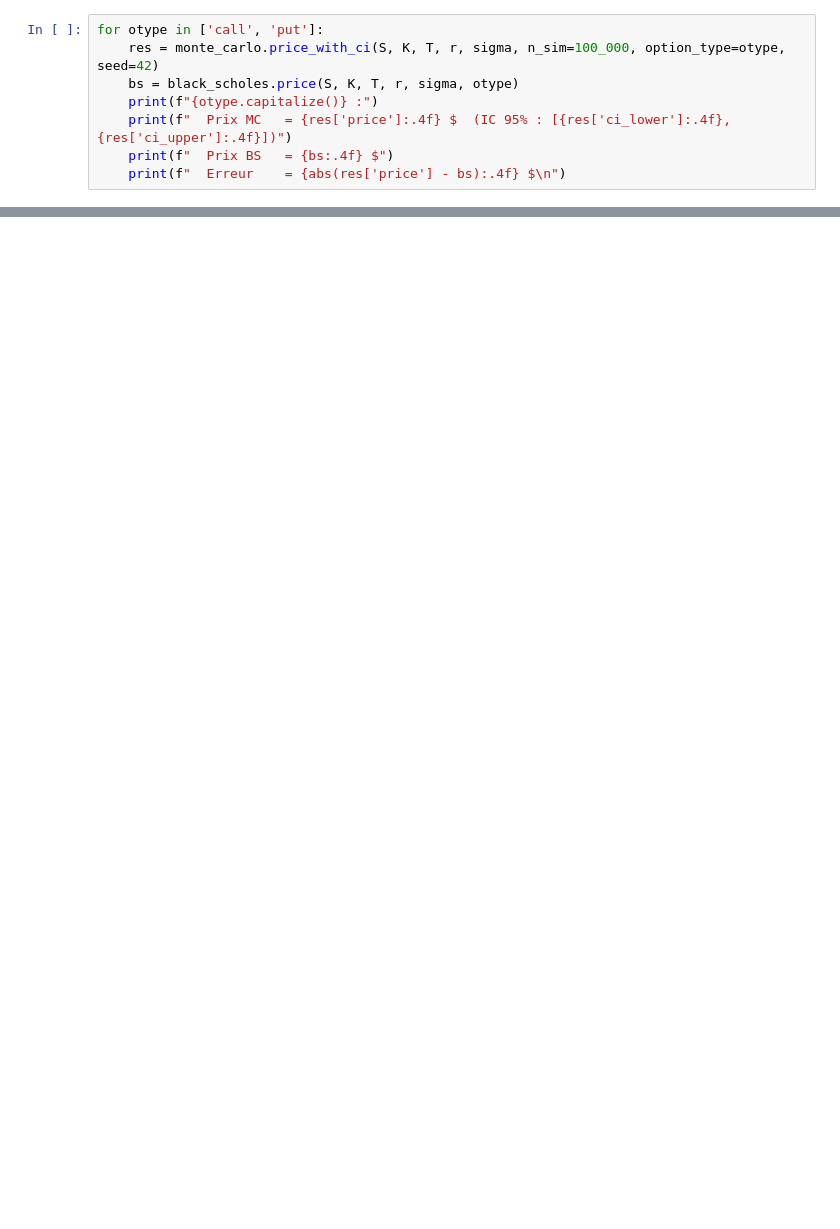
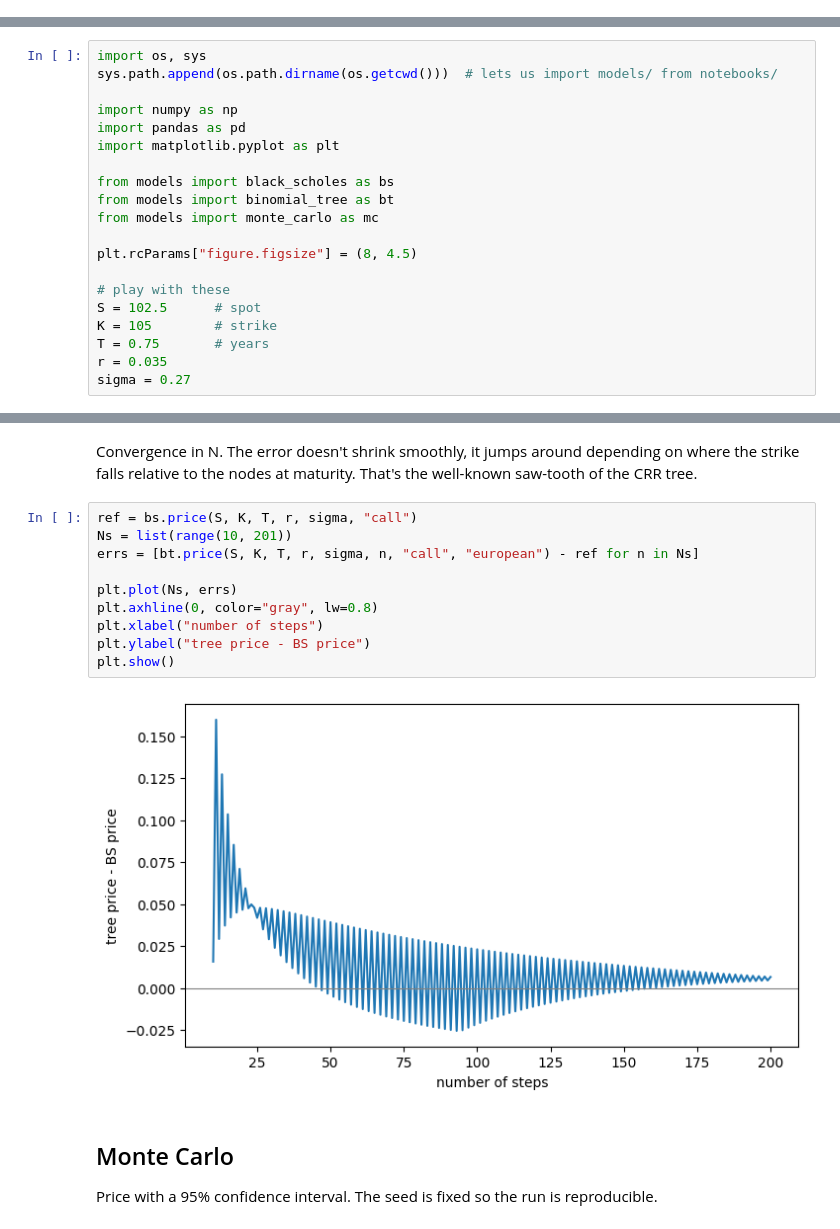
Before and after one commit to PdePazanan/Option_pricing, a Jupyter notebook: notebook/demo.ipynb, the cells around one changed output, grey strips where cells are left out. Saved outputs shown, nothing was run; the diff lists cells and outputs as text; blank space fills up the shorter version.

```diff
--- a/notebook/demo.ipynb
+++ b/notebook/demo.ipynb
@@ -165,8 +0,0 @@ Prix avec intervalle de confiance, réduction de variance par variables antithé
-# %%
-for otype in ['call', 'put']:
-    res = monte_carlo.price_with_ci(S, K, T, r, sigma, n_sim=100_000, option_type=otype, seed=42)
-    bs = black_scholes.price(S, K, T, r, sigma, otype)
-    print(f"{otype.capitalize()} :")
-    print(f"  Prix MC   = {res['price']:.4f} $  (IC 95% : [{res['ci_lower']:.4f}, {res['ci_upper']:.4f}])")
-    print(f"  Prix BS   = {bs:.4f} $")
-    print(f"  Erreur    = {abs(res['price'] - bs):.4f} $\n")
@@ -280,0 +7,20 @@ Impossible de récupérer les données de marché (pas de connexion internet, ti
+# %%
+import os, sys
+sys.path.append(os.path.dirname(os.getcwd()))  # lets us import models/ from notebooks/
+
+import numpy as np
+import pandas as pd
+import matplotlib.pyplot as plt
+
+from models import black_scholes as bs
+from models import binomial_tree as bt
+from models import monte_carlo as mc
+
+plt.rcParams["figure.figsize"] = (8, 4.5)
+
+# play with these
+S = 102.5      # spot
+K = 105        # strike
+T = 0.75       # years
+r = 0.035
+sigma = 0.27
@@ -280,0 +98,18 @@ Impossible de récupérer les données de marché (pas de connexion internet, ti
+# %% [markdown]
+Convergence in N. The error doesn't shrink smoothly, it jumps around depending on where the strike falls relative to the nodes at maturity. That's the well-known saw-tooth of the CRR tree.
+# %%
+ref = bs.price(S, K, T, r, sigma, "call")
+Ns = list(range(10, 201))
+errs = [bt.price(S, K, T, r, sigma, n, "call", "european") - ref for n in Ns]
+
+plt.plot(Ns, errs)
+plt.axhline(0, color="gray", lw=0.8)
+plt.xlabel("number of steps")
+plt.ylabel("tree price - BS price")
+plt.show()
+# %% [output]
+[figure, added]
+# %% [markdown]
+## Monte Carlo
+
+Price with a 95% confidence interval. The seed is fixed so the run is reproducible.
```
Also changed, not shown: parts of 45 cells of this notebook.
